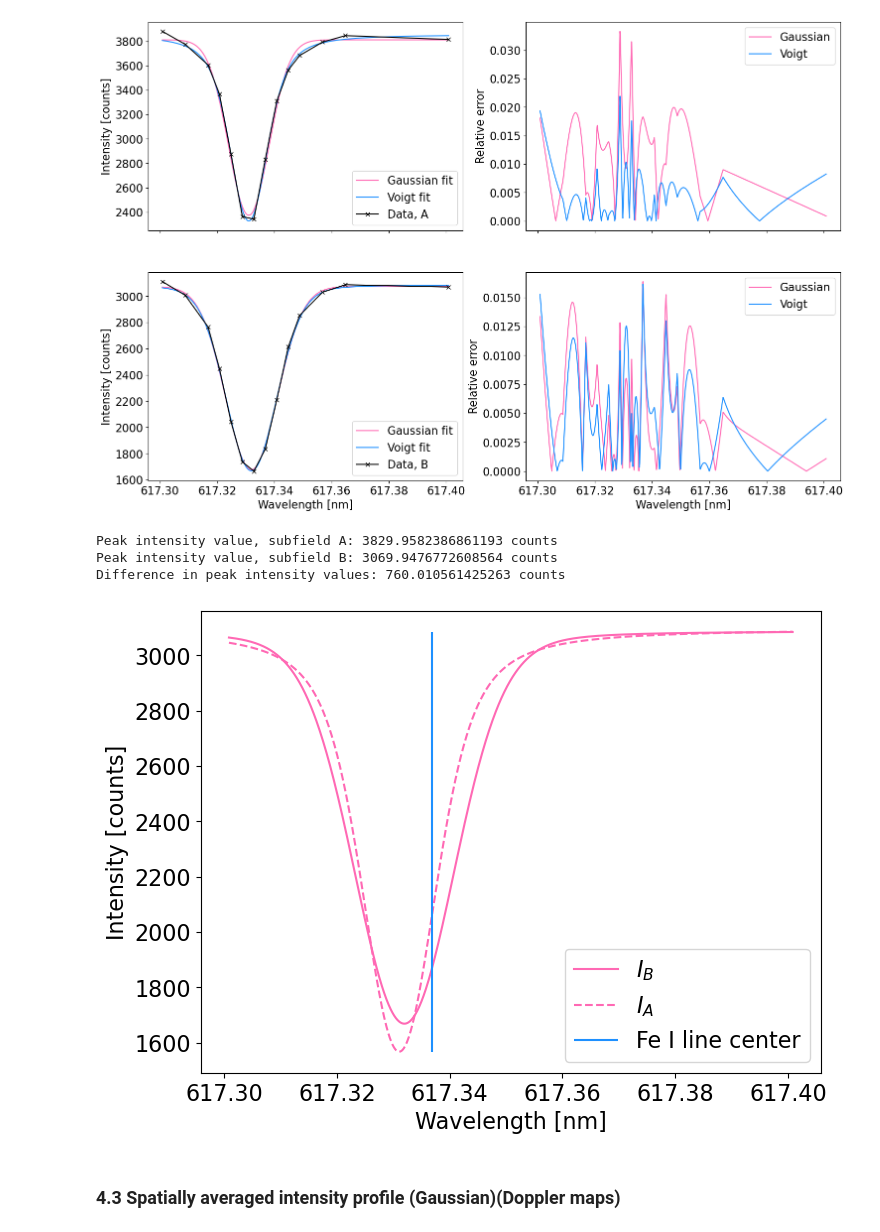
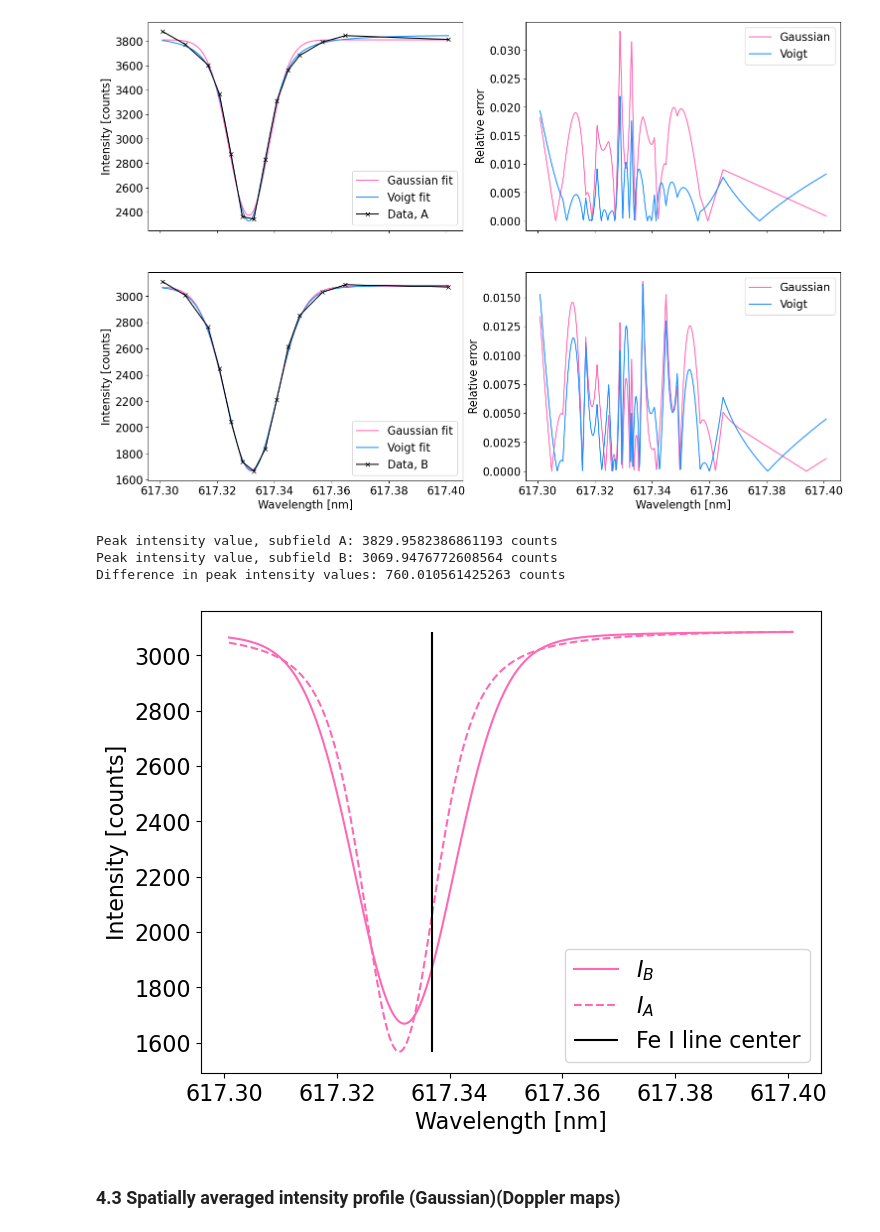
Before and after one commit to rebkabob/solar_and_stellar_physics, a Jupyter notebook: sst4_analysis.ipynb, the cells around one changed output. Saved outputs shown, nothing was run; the diff lists cells and outputs as text; code cells hidden in the pictures.

Commit message:
Color change in fig

```diff
--- a/sst4_analysis.ipynb
+++ b/sst4_analysis.ipynb
@@ -308,31 +308,31 @@ plt.show()
 # %%
 counts, bin_edges = np.histogram(A_voigt_avg, bins = 100)
 max_count_index_A = np.argmax(counts)
 peak_intensity_value_A = bin_edges[max_count_index_A]
 print(f"Peak intensity value, subfield A: {peak_intensity_value_A} counts")
 
 counts, bin_edges = np.histogram(B_voigt_avg, bins = 100)
 max_count_index_B = np.argmax(counts)
 peak_intensity_value_B = bin_edges[max_count_index_B]
 print(f"Peak intensity value, subfield B: {peak_intensity_value_B} counts")
 
 diff = np.abs(peak_intensity_value_A - peak_intensity_value_B)
 print(f"Difference in peak intensity values: {diff} counts")
 
 fig, ax = plt.subplots(figsize = (8, 6))
 ax.plot(x_voigt, B_voigt_avg, label="$I_B$", color = "hotpink")
 ax.plot(x_voigt, A_voigt_avg - diff, label="$I_A$", color = "hotpink", ls = "--")
-ax.vlines(central_lmbda, A_voigt_avg.min() - diff, A_voigt_avg.max() - diff, color = "dodgerblue", ls = "solid", label="Fe I line center")
+ax.vlines(central_lmbda, A_voigt_avg.min() - diff, A_voigt_avg.max() - diff, color = "k", ls = "solid", label="Fe I line center")
 ax.set_xlabel("Wavelength [nm]")
 ax.set_ylabel("Intensity [counts]")
 ax.legend(loc = "lower right")
 plt.savefig("figures/temp_spat_avg_voigt_intensity_scaled.png")
 plt.show()
 # %% [output]
 Peak intensity value, subfield A: 3829.9582386861193 counts
 Peak intensity value, subfield B: 3069.9476772608564 counts
 Difference in peak intensity values: 760.010561425263 counts
-[figure, old version]
+[figure, new version]
 # %% [markdown]
 ### 4.3 Spatially averaged intensity profile (Gaussian)(Doppler maps)
 # %%
```
Also changed, not shown: 1 other file.
